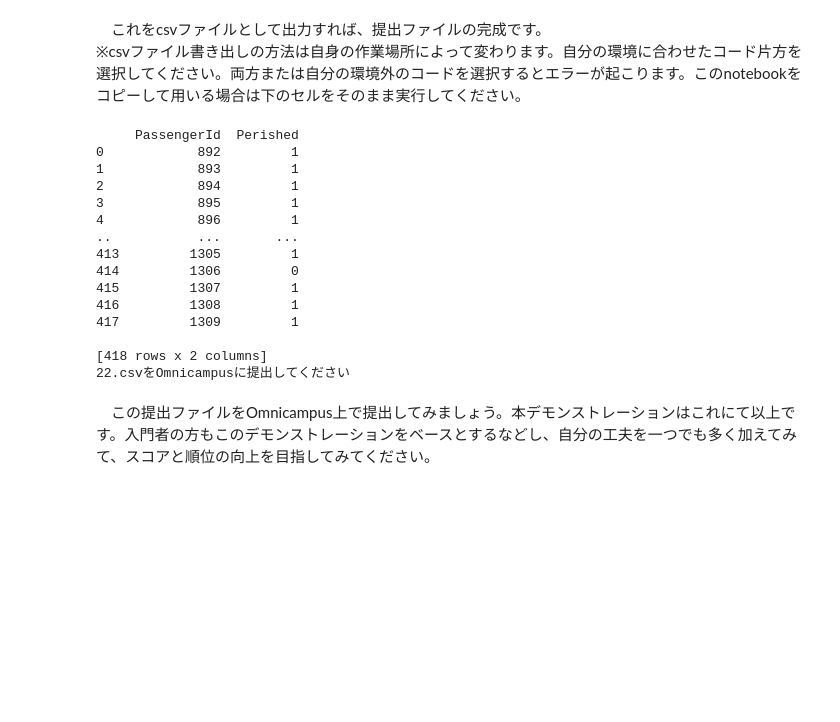
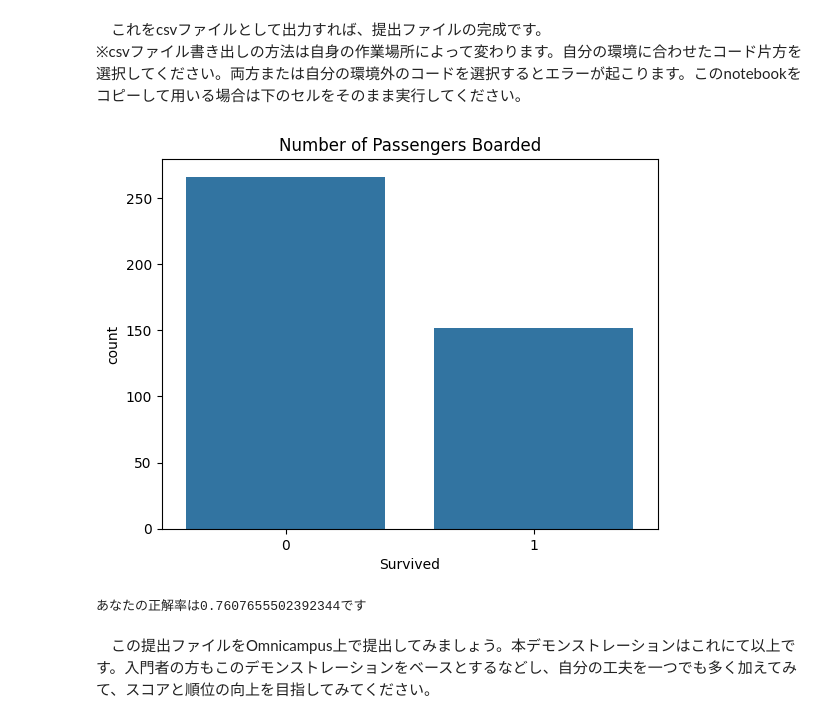
Before and after one commit to hikaru122700/kaggler-, a Jupyter notebook: 22.ipynb, the cells around one changed output. Cells and saved outputs as stored; diff of their text form; code cells hidden in the pictures; blank space fills up the shorter version.

```diff
--- a/22.ipynb
+++ b/22.ipynb
@@ -757,16 +1011,18 @@ submission
 # パスは必要に応じて変更の必要あ
 # submission.to_csv('/content/drive/My Drive/Colab Notebooks/GCI_2024_winter/Competitions/competition_1/submission.csv', index=False)
 # %%
-# sns.countplot(x="Survived", data=submission)
-# plt.title('Number of Passengers Boarded')
-# plt.show()
+
+sns.countplot(x=submission.columns[1], data=submission)
+plt.title('Number of Passengers Boarded')
+plt.show()
+# %% [output]
+[figure, added]
 # %%
 # Google Drive・Google Colaboratoryで作業する場
 
 if submission.columns[1] == 'Survived':
     submission.to_csv('submission_to_kaggle_titanic.csv', index=False)
-    path = "/content/drive/My Drive/松尾研/GCI/コンペ１/"
-    correct = pd.read_csv(path + 'correct.csv')
+    correct = pd.read_csv("/content/drive/My Drive/松尾研/GCI/コンペ１/" + 'correct.csv')
     ans = 0
     for i in range(len(correct)):
       if correct['Survived'][i] == submission['Survived'][i]:
@@ -781,21 +1037,7 @@ else:
 # from google.colab import files
 # files.download('submission.csv')
 # %% [output]
-     PassengerId  Perished
-0            892         1
-1            893         1
-2            894         1
-3            895         1
-4            896         1
-..           ...       ...
-413         1305         1
-414         1306         0
-415         1307         1
-416         1308         1
-417         1309         1
-
-[418 rows x 2 columns]
-22.csvをOmnicampusに提出してください
+あなたの正解率は0.7607655502392344です
 # %% [markdown]
 　この提出ファイルをOmnicampus上で提出してみましょう。本デモンストレーションはこれにて以上です。入門者の方もこのデモンストレーションをベースとするなどし、自分の工夫を一つでも多く加えてみて、スコアと順位の向上を目指してみてください。
 # %% [markdown]
```
Also changed, not shown: parts of 41 cells of this notebook.
